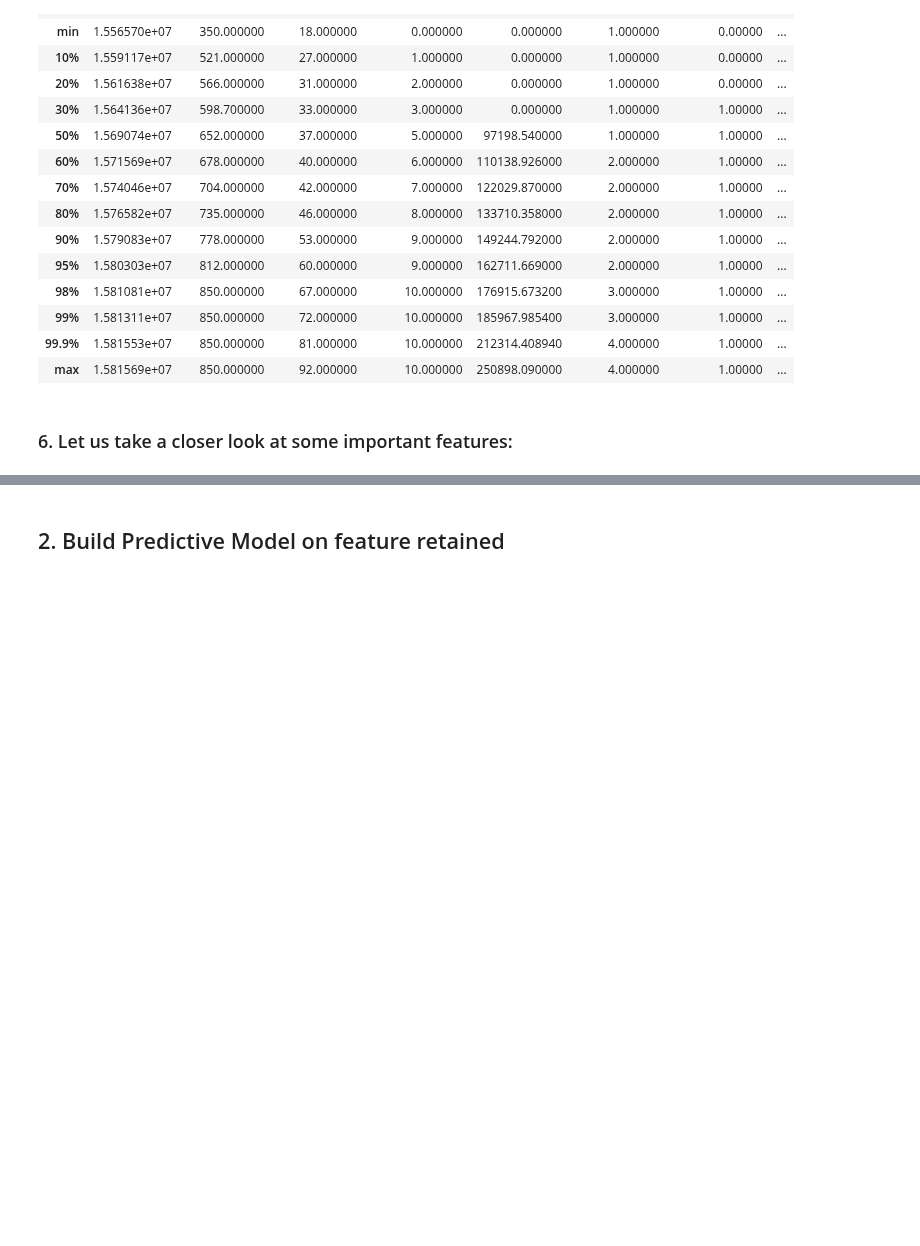
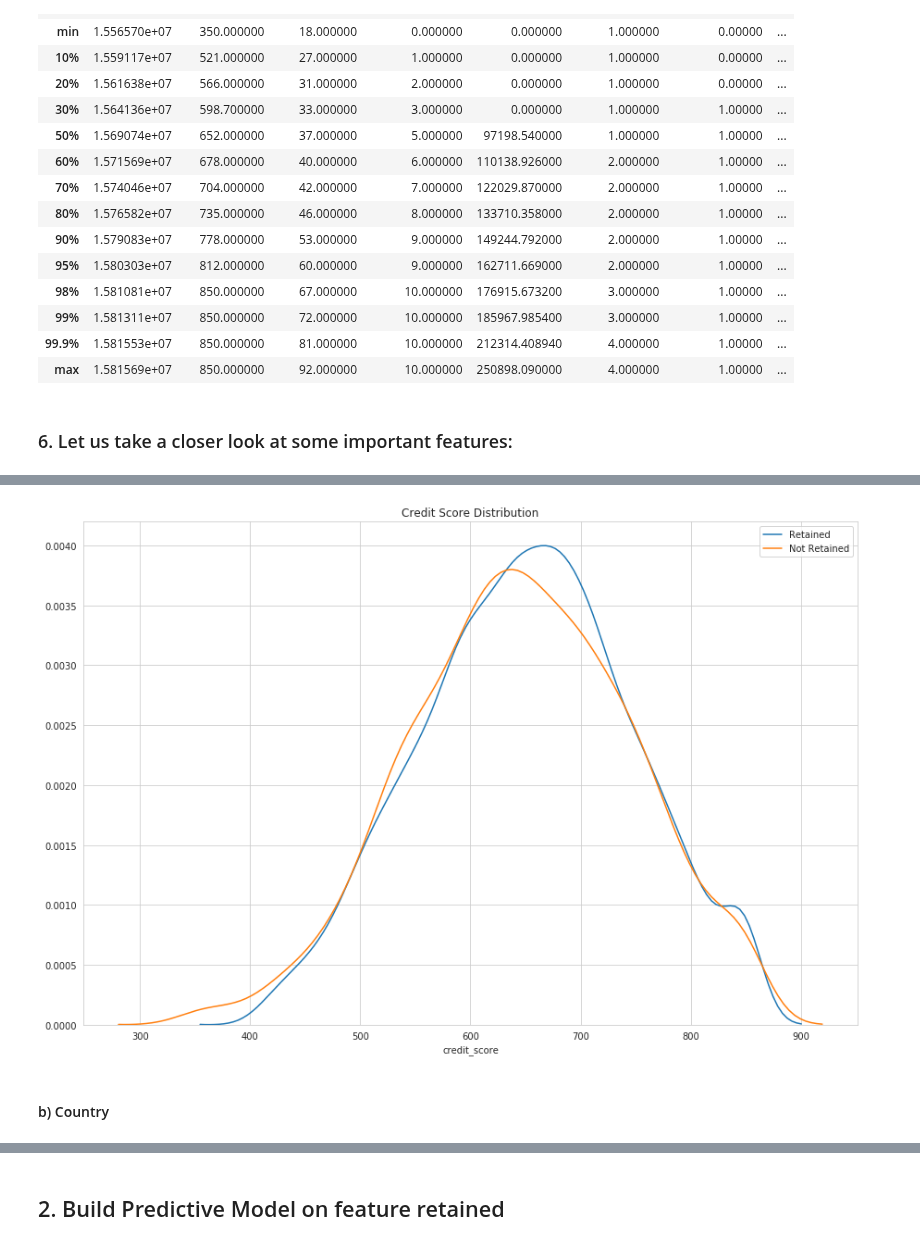
Before and after one commit to jiacheng-yao/ml_challenges, a Jupyter notebook: dkb/DKB DS Challenge - Jiacheng Yao.ipynb, the cells around one changed output, grey strips where cells are left out. Cells and saved outputs as stored; diff of their text form; code cells hidden in the pictures; blank space fills up the shorter version.

```diff
--- a/dkb/DKB DS Challenge - Jiacheng Yao.ipynb
+++ b/dkb/DKB DS Challenge - Jiacheng Yao.ipynb
@@ -398,0 +205,10 @@ axis.set_xticklabels(df_dkb_grouped_by_retained['retained'].unique(), rotation=0
+# %%
+# plot the histogram for credit score per retained class
+plot_comparison_dist(df_dkb_retained, df_dkb_not_retained, 'credit_score',
+                     "Retained", "Not Retained",
+                     title='Credit Score Distribution',
+                     outfile='credit_score_comparison_dist.png')
+# %% [output]
+[figure, added]
+# %% [markdown]
+#### b) Country
```
Also changed, not shown: parts of 53 cells of this notebook.
